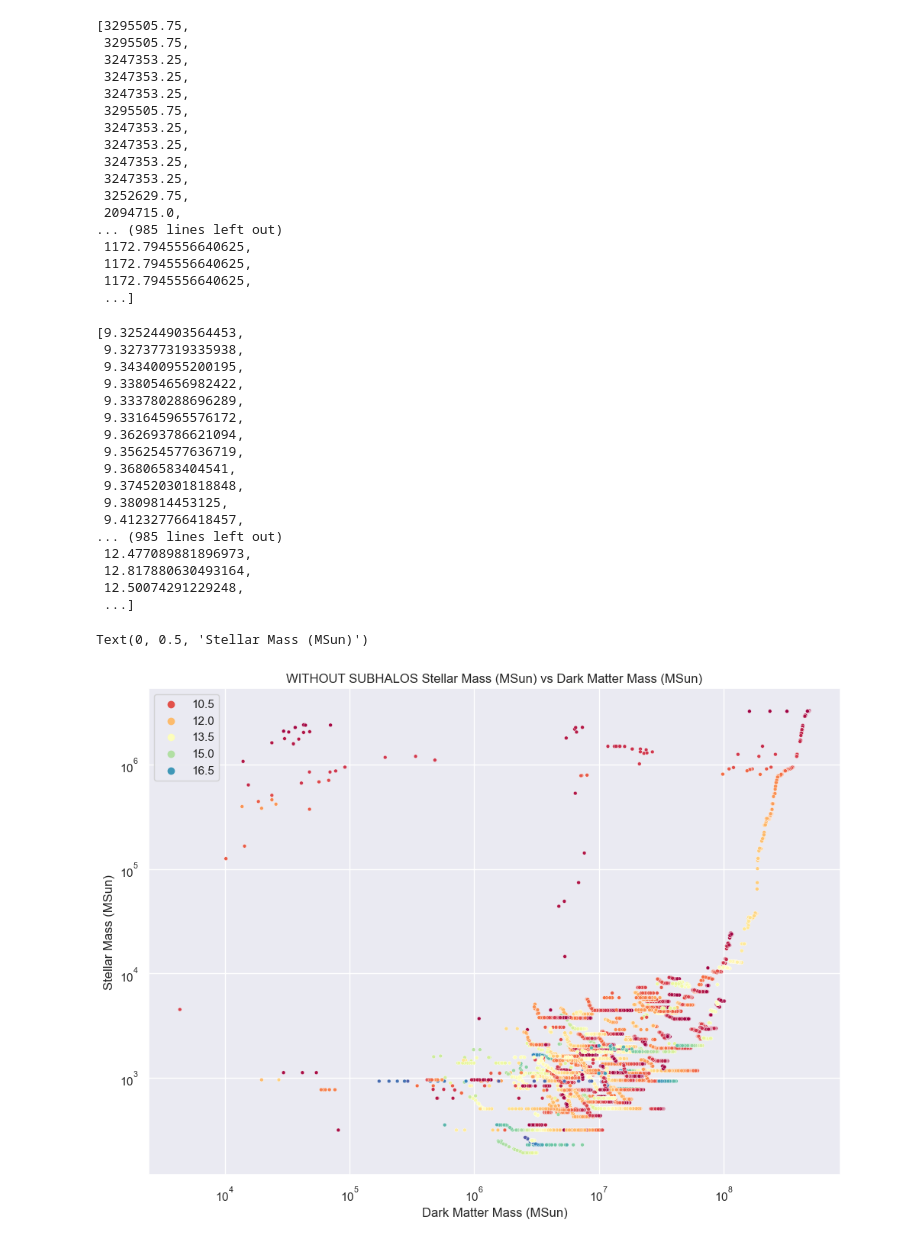
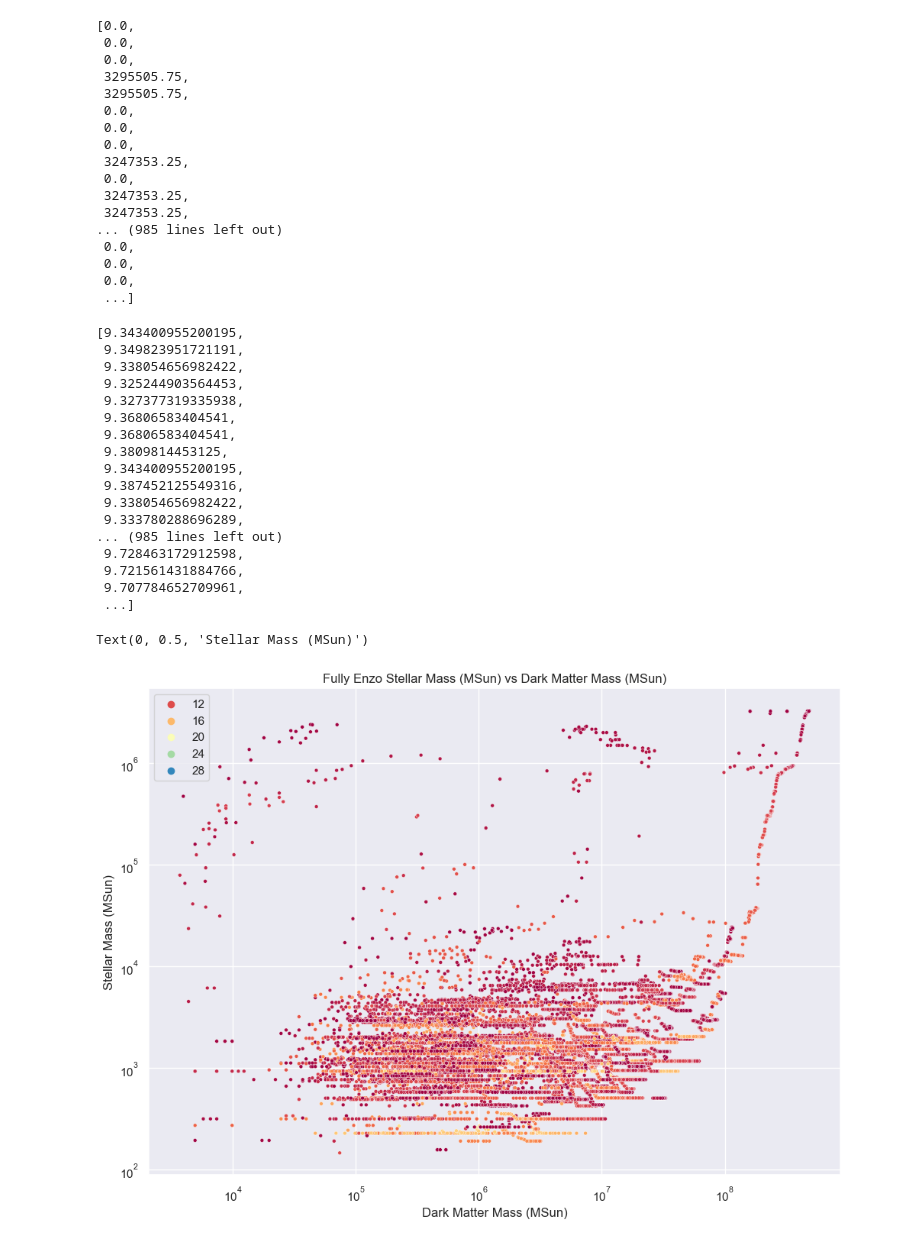
Before and after one commit to vhorvath2010/baryonic-from-dmmt, a Jupyter notebook: visualize_graphs.ipynb, the cells around one changed output. Cells and saved outputs as stored; diff of their text form; code cells hidden in the pictures.

```diff
--- a/visualize_graphs.ipynb
+++ b/visualize_graphs.ipynb
@@ -2,7 +2,7 @@
 import seaborn
 import torch
 # %%
-graphs = torch.load('datasets/SG256_Full_ONLY_SM_NO_SUBHALO.pt')
+graphs = torch.load('datasets/SG256_Full_Graphs_From_Enzo.pt')
 # %%
 dark_matter_masses = []
 stellar_masses = []
@@ -36,51 +36,51 @@ dark_matter_masses
 # %%
 stellar_masses
 # %% [output]
-[3295505.75,
+[0.0,
+ 0.0,
+ 0.0,
  3295505.75,
+ 3295505.75,
+ 0.0,
+ 0.0,
+ 0.0,
+ 3247353.25,
+ 0.0,
  3247353.25,
  3247353.25,
- 3247353.25,
- 3295505.75,
- 3247353.25,
- 3247353.25,
- 3247353.25,
- 3247353.25,
- 3252629.75,
- 2094715.0,
 ... (985 lines left out)
- 1172.7945556640625,
- 1172.7945556640625,
- 1172.7945556640625,
+ 0.0,
+ 0.0,
+ 0.0,
  ...]
 # %%
 redshifts
 # %% [output]
-[9.325244903564453,
+[9.343400955200195,
+ 9.349823951721191,
+ 9.338054656982422,
+ 9.325244903564453,
  9.327377319335938,
+ 9.36806583404541,
+ 9.36806583404541,
+ 9.3809814453125,
  9.343400955200195,
+ 9.387452125549316,
  9.338054656982422,
  9.333780288696289,
- 9.331645965576172,
- 9.362693786621094,
- 9.356254577636719,
- 9.36806583404541,
- 9.374520301818848,
- 9.3809814453125,
- 9.412327766418457,
 ... (985 lines left out)
- 12.477089881896973,
- 12.817880630493164,
- 12.50074291229248,
+ 9.728463172912598,
+ 9.721561431884766,
+ 9.707784652709961,
  ...]
 # %%
 seaborn.set(rc={'figure.figsize':(11.7,8.27)})
 ax = seaborn.scatterplot(x=dark_matter_masses, y=stellar_masses, hue=redshifts, palette='Spectral',s=12)
-ax.set_title('WITHOUT SUBHALOS Stellar Mass (MSun) vs Dark Matter Mass (MSun)')
+ax.set_title('Fully Enzo Stellar Mass (MSun) vs Dark Matter Mass (MSun)')
 ax.set_xscale('log')
 ax.set_xlabel('Dark Matter Mass (MSun)')
 ax.set_yscale('log')
 ax.set_ylabel('Stellar Mass (MSun)')
 # %% [output]
 Text(0, 0.5, 'Stellar Mass (MSun)')
-[figure, old version]
+[figure, new version]
```
Also changed, not shown: parts of 1 cell of this notebook, 3 other files.
